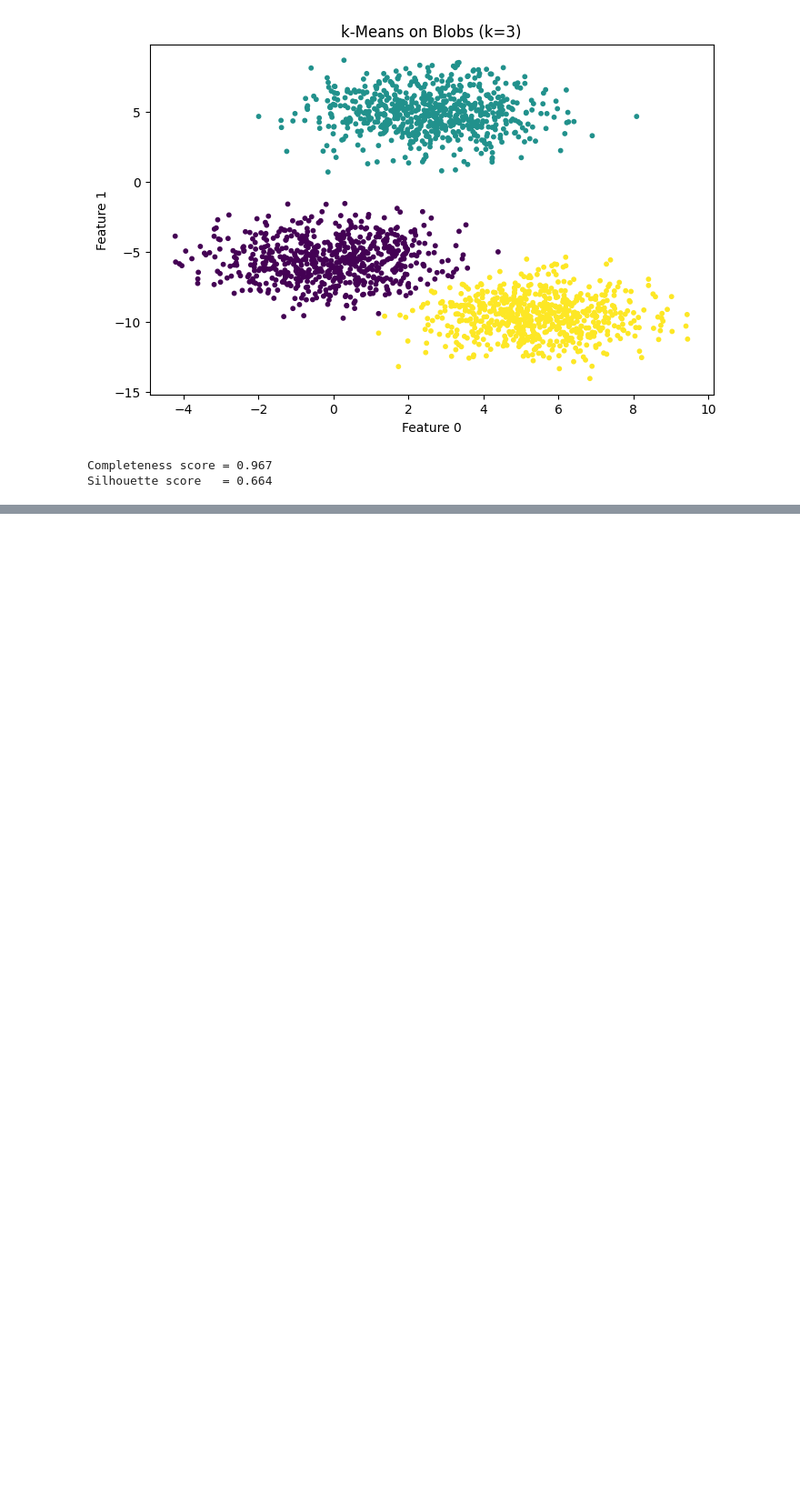
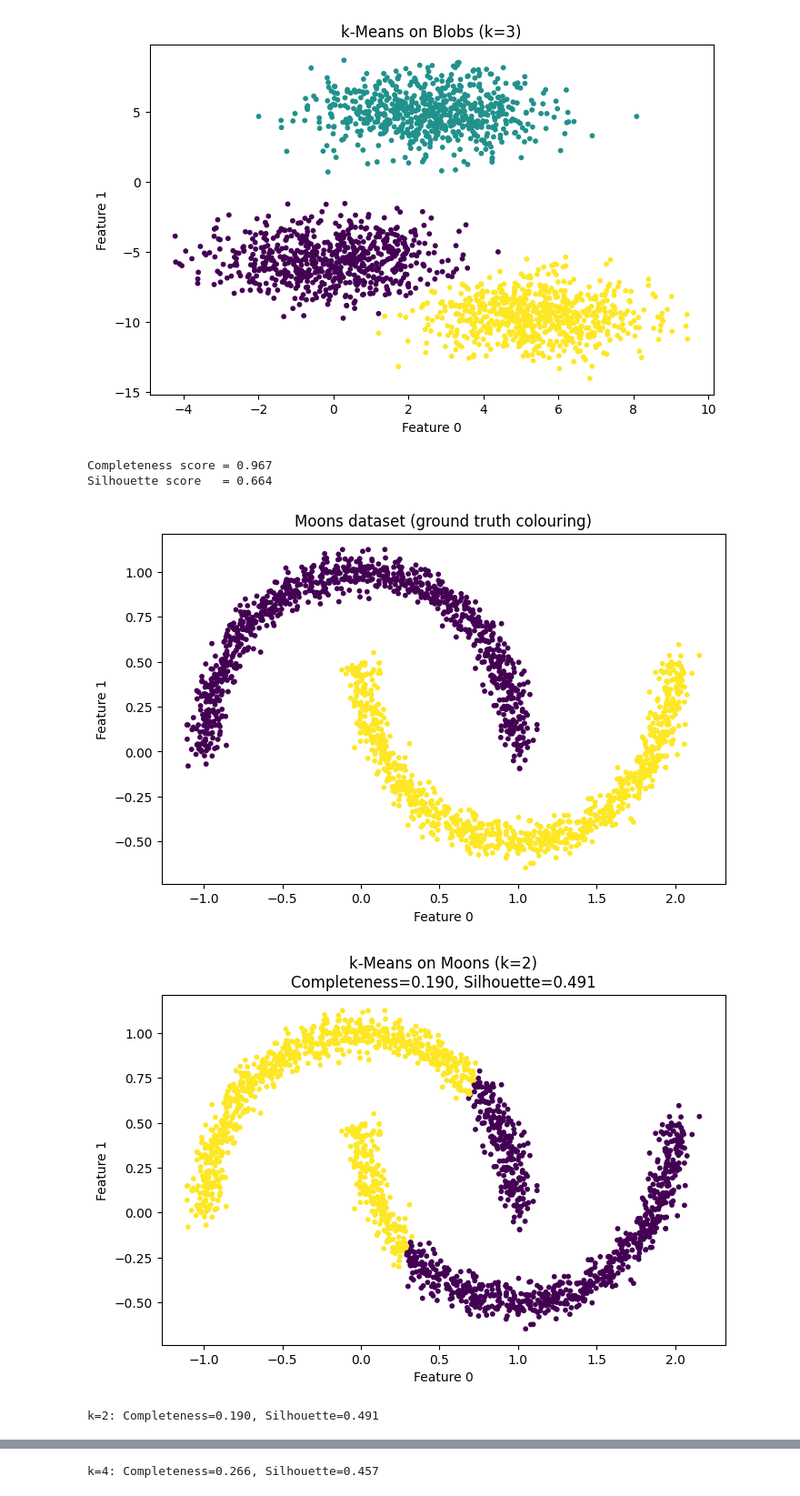
Before and after one commit to sagihaider/ce888, a Jupyter notebook: Week03/Lecture/lec3.ipynb, the cells around one changed output, grey strips where cells are left out. Shown at 91% size. Drawn from its saved outputs; the diff is of its cells as text; code cells hidden in the pictures; blank space fills up the shorter version.

```diff
--- a/Week03/Lecture/lec3.ipynb
+++ b/Week03/Lecture/lec3.ipynb
@@ -65,3 +66,52 @@ print(f"Silhouette score   = {sil:.3f}")
 # %% [output]
 Completeness score = 0.967
 Silhouette score   = 0.664
+# %%
+import numpy as np
+import matplotlib.pyplot as plt
+
+from sklearn.datasets import make_moons
+from sklearn.cluster import KMeans
+from sklearn.metrics import completeness_score, silhouette_score
+
+# -----------------------------
+# 1) Generate Moons dataset (true structure: k=2, non-spherical)
+# -----------------------------
+X, y_true = make_moons(n_samples=2000, noise=0.05, random_state=10)
+
+plt.figure(figsize=(8, 5))
+plt.title("Moons dataset (ground truth colouring)")
+plt.scatter(X[:, 0], X[:, 1], c=y_true, s=10)
+plt.xlabel("Feature 0")
+plt.ylabel("Feature 1")
+plt.show()
+
+def run_kmeans_and_plot(k: int):
+    km = KMeans(n_clusters=k, n_init=10, random_state=10)
+    y_pred = km.fit_predict(X)
+
+    comp = completeness_score(y_true, y_pred)     # external (needs y_true)
+    sil  = silhouette_score(X, y_pred)            # internal
+
+    plt.figure(figsize=(8, 5))
+    plt.title(f"k-Means on Moons (k={k})\nCompleteness={comp:.3f}, Silhouette={sil:.3f}")
+    plt.scatter(X[:, 0], X[:, 1], c=y_pred, s=10)
+    plt.xlabel("Feature 0")
+    plt.ylabel("Feature 1")
+    plt.show()
+
+    print(f"k={k}: Completeness={comp:.3f}, Silhouette={sil:.3f}")
+
+# -----------------------------
+# 2) k-means with k=2 (poor fit: spherical assumption)
+# -----------------------------
+run_kmeans_and_plot(k=2)
+
+# -----------------------------
+# 3) k-means with k=4 (slightly higher completeness, but splits a moon)
+# -----------------------------
+run_kmeans_and_plot(k=4)
+# %% [output]
+[figure, added]
+[figure, added]
+k=2: Completeness=0.190, Silhouette=0.491
@@ -67,0 +119 @@ Silhouette score   = 0.664
+k=4: Completeness=0.266, Silhouette=0.457
```
Also changed, not shown: parts of 8 cells of this notebook, 14 other files.
